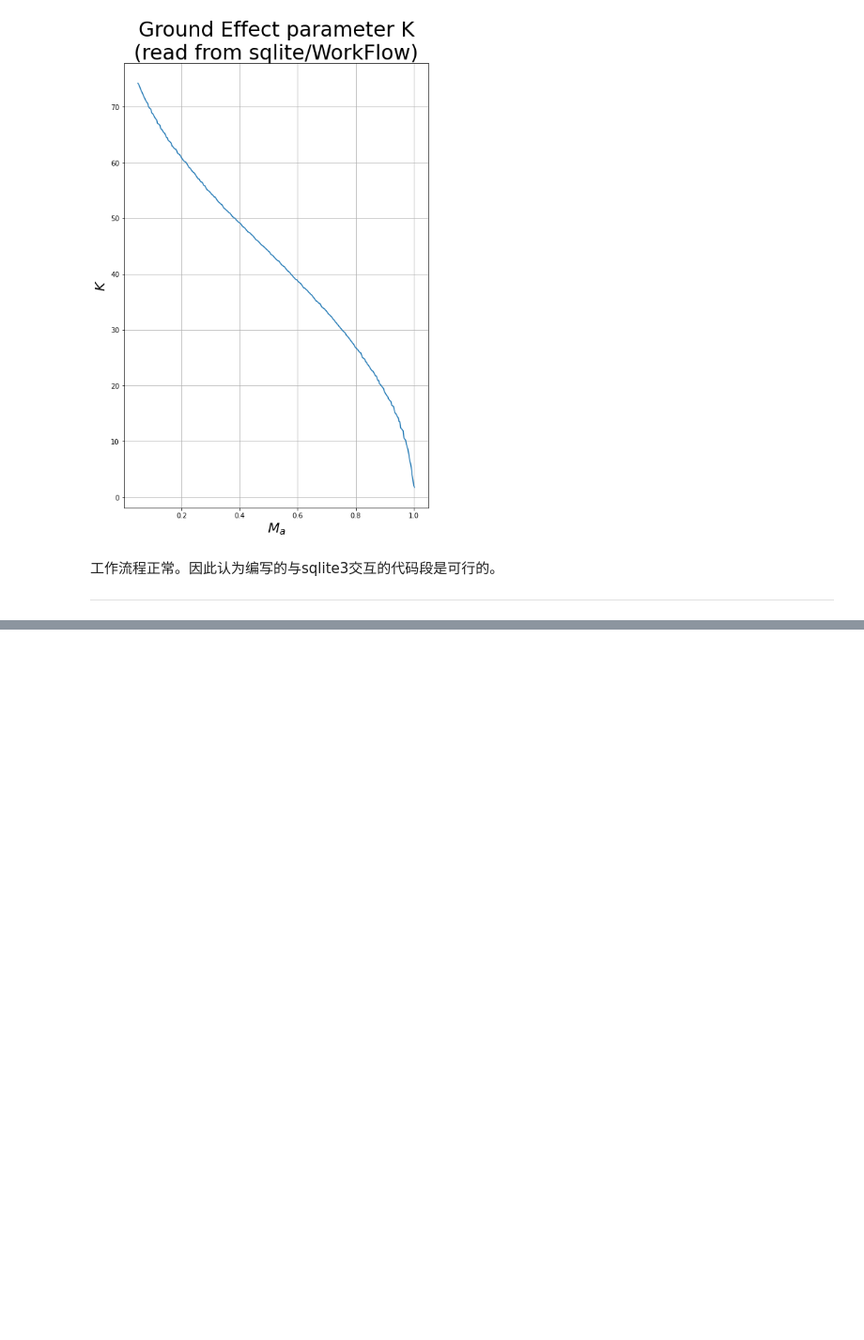
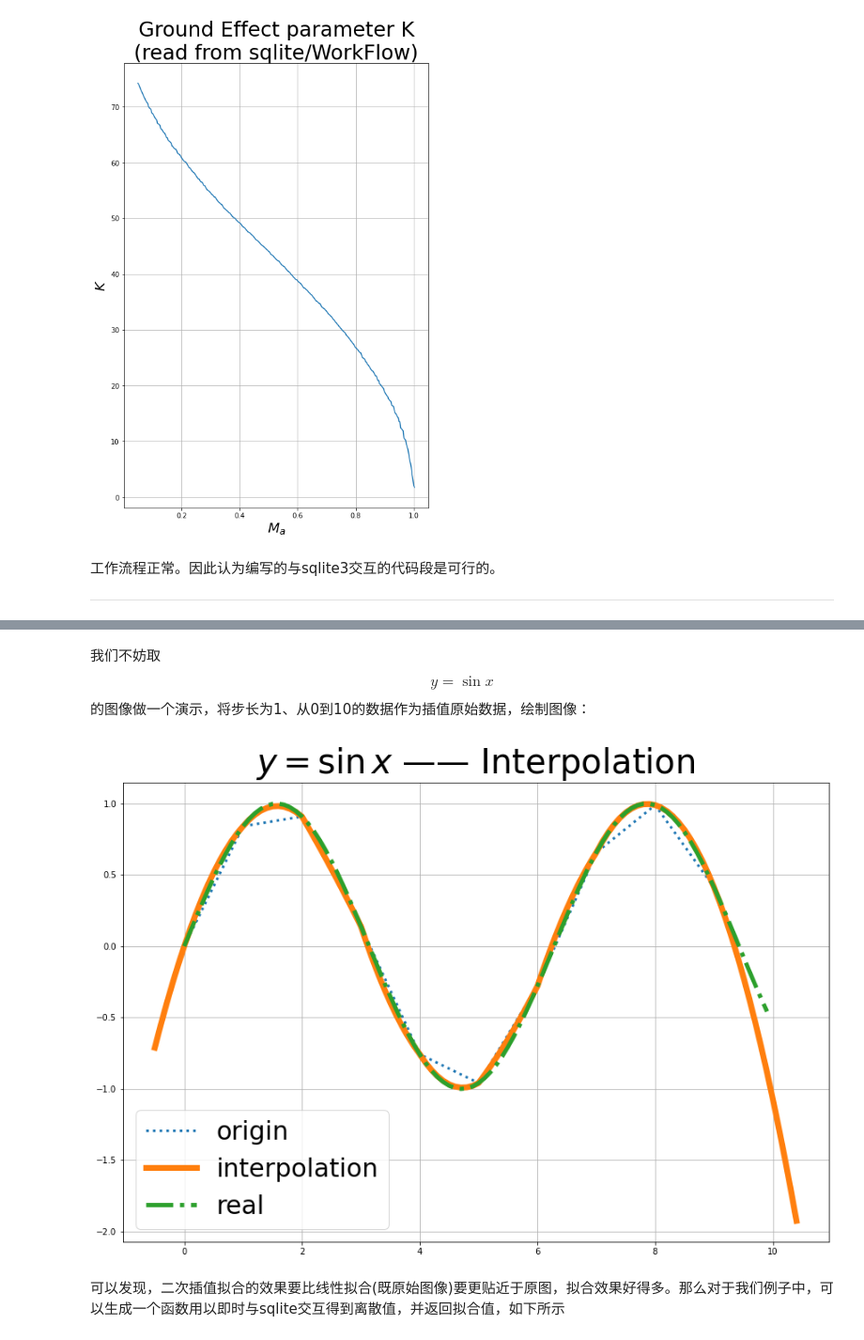
Before and after one commit to cherose2004/learning, a Jupyter notebook: project/Flight Simulation/homework/ProjectTeam1.ipynb, the cells around one changed output, grey strips where cells are left out. Shown at 94% size. Cells and saved outputs as stored; diff of their text form; code cells hidden in the pictures; blank space fills up the shorter version.

```diff
--- a/project/Flight Simulation/homework/ProjectTeam1.ipynb
+++ b/project/Flight Simulation/homework/ProjectTeam1.ipynb
@@ -1252,0 +1345,18 @@ successfully create GroundEffect
+# %%
+#给出x数列，生成大X矩阵
+def getX(x):
+    n = x.size
+    X = np.zeros([n,n])
+    for i in range(n):
+        X[i]=x**i
+        pass
+    return X.T
+    pass
+
+#输入对应的一组 x,y ，根据其数据规模，返回对应的稀疏矩阵A
+def PnFitted(x,y):
+    n = x.size
+    X = getX(x)
+    A = np.linalg.inv(X).dot(y)
+    return A
+    pass
@@ -1252,0 +1376,6 @@ successfully create GroundEffect
+# %%
+x1 = np.array([1,2,3,4])
+y1 = 7*x1**3+5*x1**2+x1/2+1
+a = PnFitted(x1,y1)
+print('拟合系数数列为\n',a)
+del x1 , y1 , a
@@ -1252,0 +1438,29 @@ successfully create GroundEffect
+# %% [markdown]
+我们不妨取
+$$
+y=\sin x
+$$
+的图像做一个演示，将步长为1、从0到10的数据作为插值原始数据，绘制图像：
+# %%
+x1 = np.arange(0,10,1)
+y1 = np.sin(x1)
+plt.figure(figsize=(15,10))
+plt.plot(x1,y1,label='origin' , linestyle = ':', linewidth = 3)
+xx=np.arange(-0.5,10.5,0.1)
+yy=np.zeros(xx.size)
+for i in range(xx.size):
+    yy[i] = Interpoly(xx[i],x1,y1)
+    pass
+plt.plot(xx,yy,label='interpolation' , linewidth = 7)
+x2 = np.arange(0,10,0.1)
+y2 = np.sin(x2)
+plt.plot(x2,y2,label = 'real' , linestyle = '-.' , linewidth = 5)
+plt.legend(fontsize=30)
+plt.grid(True)
+plt.title('$y=\sin x$ —— Interpolation',fontsize = 40)
+plt.show()
+del x1 , y1 , x2 , y2 , xx , yy , i
+# %% [output]
+[figure, added]
+# %% [markdown]
+可以发现，二次插值拟合的效果要比线性拟合(既原始图像)要更贴近于原图，拟合效果好得多。那么对于我们例子中，可以生成一个函数用以即时与sqlite交互得到离散值，并返回拟合值，如下所示
```
Also changed, not shown: parts of 12 cells of this notebook, 1 other file.
